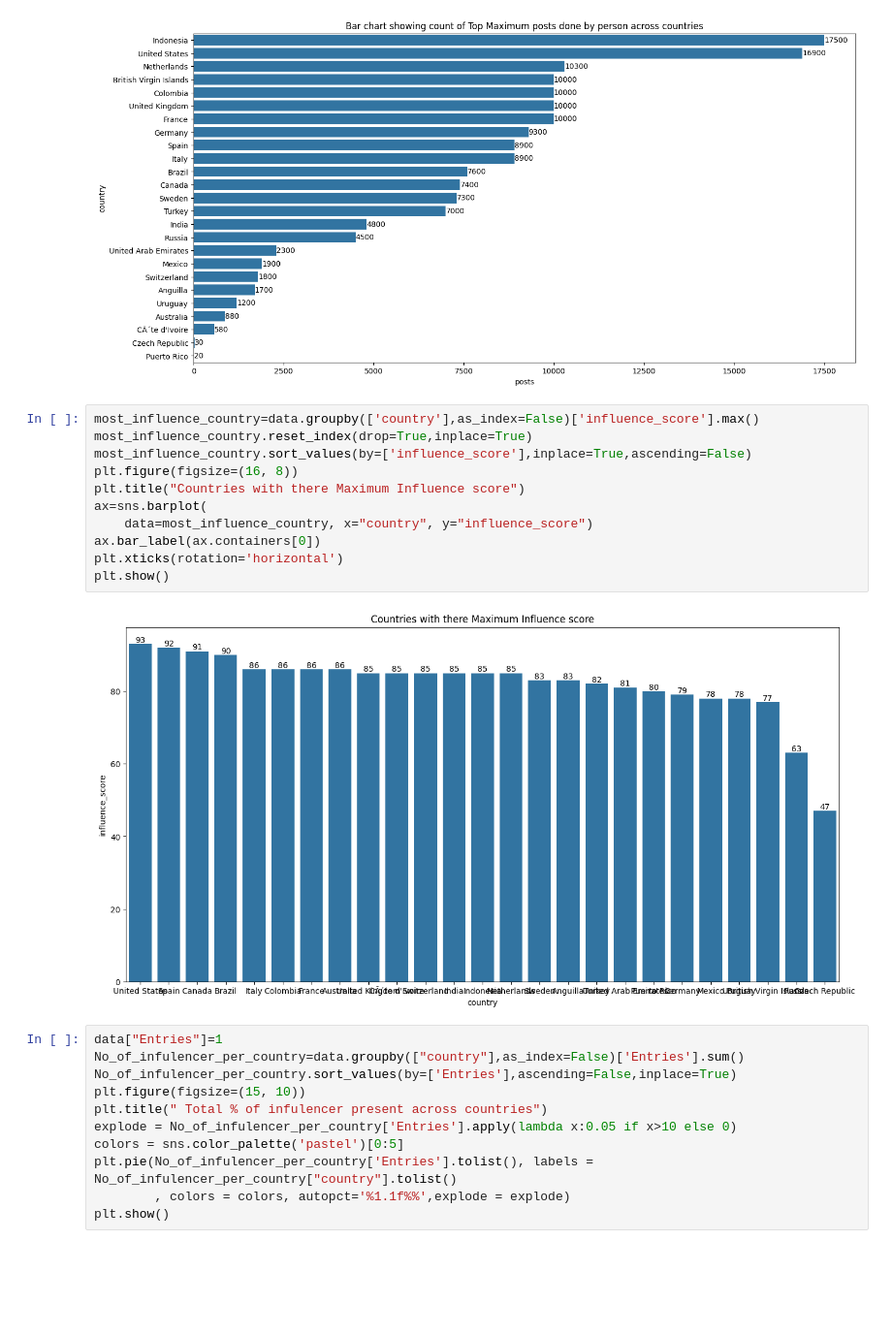
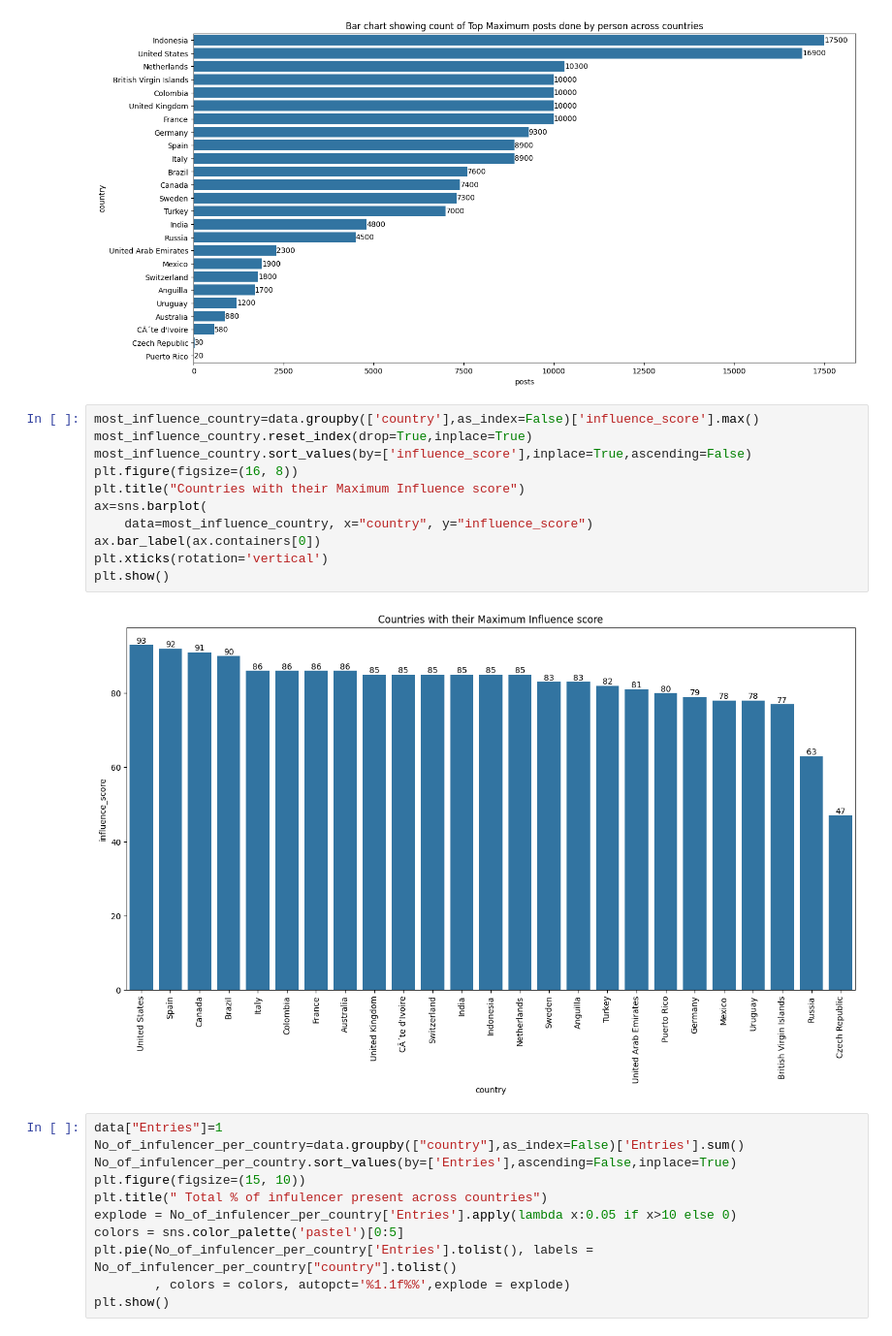
Before and after one commit to DarshitaAnyawada22/EDA-of-Instagram-Database, a Jupyter notebook: EDA of Instagram Database.ipynb, the cells around one changed output. Shown at 97% size. Cells and saved outputs as stored; diff of their text form; blank space fills up the shorter version.

```diff
--- a/EDA of Instagram Database.ipynb
+++ b/EDA of Instagram Database.ipynb
@@ -100,16 +100,16 @@ plt.show()
 # %%
 most_influence_country=data.groupby(['country'],as_index=False)['influence_score'].max()
 most_influence_country.reset_index(drop=True,inplace=True)
 most_influence_country.sort_values(by=['influence_score'],inplace=True,ascending=False)
 plt.figure(figsize=(16, 8))
-plt.title("Countries with there Maximum Influence score")
+plt.title("Countries with their Maximum Influence score")
 ax=sns.barplot(
     data=most_influence_country, x="country", y="influence_score")
 ax.bar_label(ax.containers[0])
-plt.xticks(rotation='horizontal')
+plt.xticks(rotation='vertical')
 plt.show()
 # %% [output]
-[figure, old version]
+[figure, new version]
 # %%
 data["Entries"]=1
 No_of_infulencer_per_country=data.groupby(["country"],as_index=False)['Entries'].sum()
```
Also changed, not shown: parts of 3 cells of this notebook.
